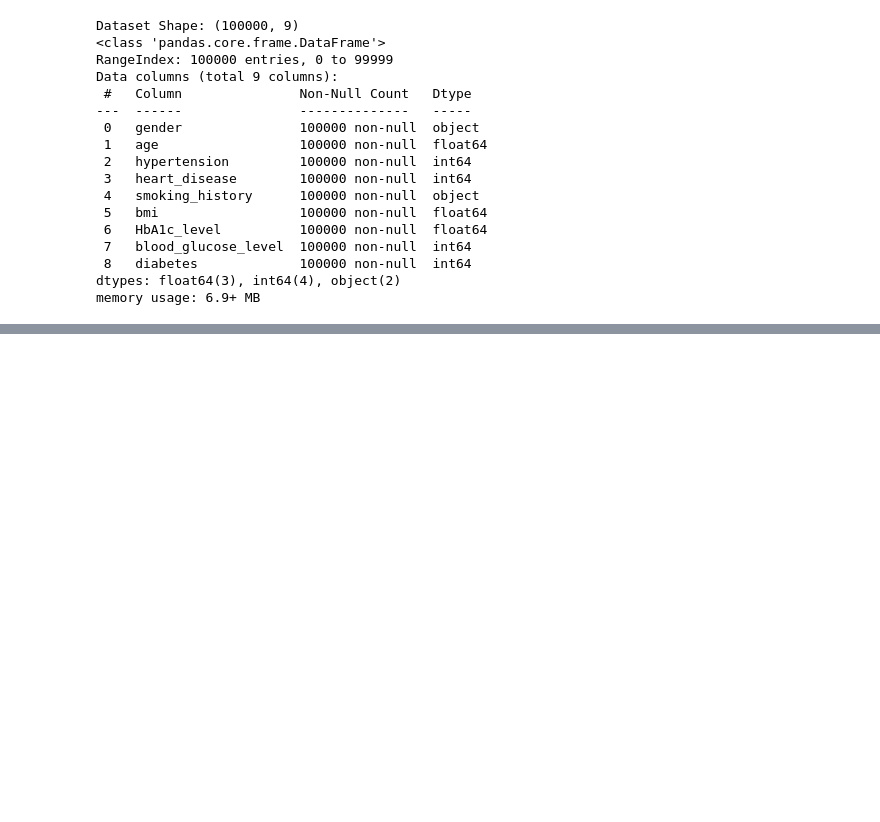
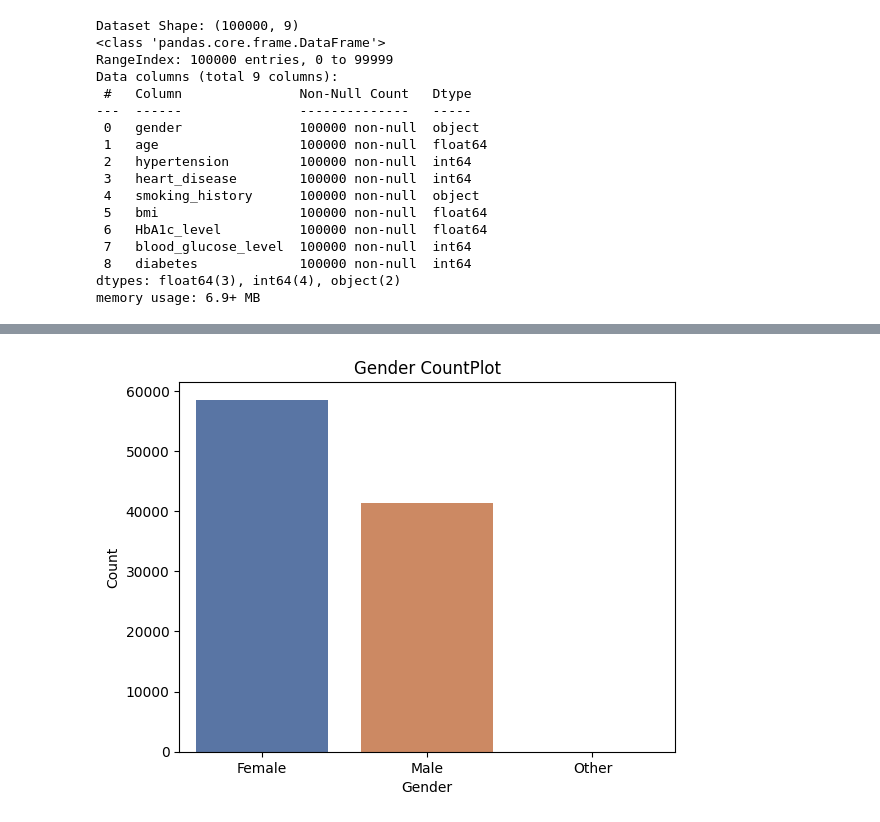
Before and after one commit to cgyireh1/Summative-assignment---MLOP, a Jupyter notebook: notebook/diabetes_prediction.ipynb, the cells around one changed output, grey strips where cells are left out. Saved outputs shown, nothing was run; the diff lists cells and outputs as text; code cells hidden in the pictures; blank space fills up the shorter version.

```diff
--- a/notebook/diabetes_prediction.ipynb
+++ b/notebook/diabetes_prediction.ipynb
@@ -72,0 +98,4 @@ memory usage: 6.9+ MB
+# %%
+# Encoding the categorical feature smoking__history
+df = pd.get_dummies(df, columns=['smoking_history'], drop_first=True)
+df.head(10)
@@ -72,0 +114,10 @@ memory usage: 6.9+ MB
+# %%
+# Countplot of Gender
+sns.countplot(x='gender', data=df, hue='gender', palette='deep')
+
+plt.title('Gender CountPlot')
+plt.xlabel('Gender')
+plt.ylabel('Count')
+plt.show()
+# %% [output]
+[figure, added]
```
Also changed, not shown: parts of 24 cells of this notebook, 9 other files.
